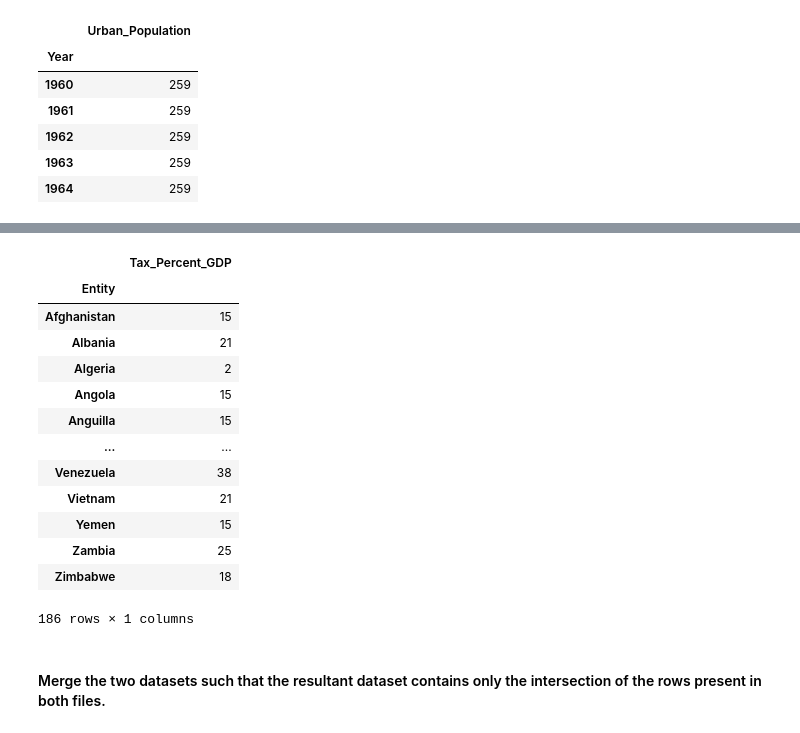
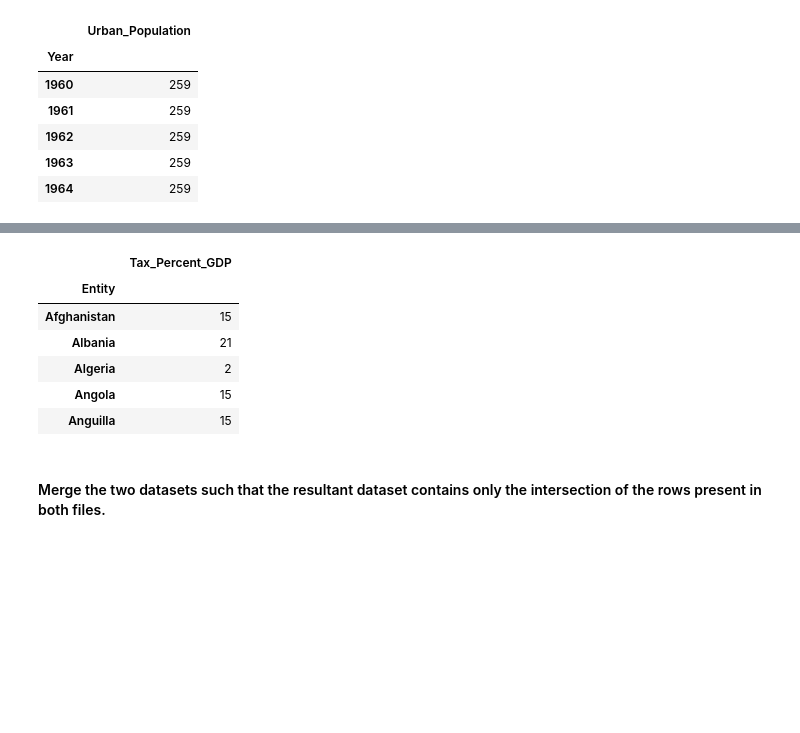
Before and after one commit to dray89/Python, a Jupyter notebook: Data Project/OLS_Regression.ipynb, the cells around one changed output, grey strips where cells are left out. Drawn from its saved outputs; the diff is of its cells as text; code cells hidden in the pictures; blank space fills up the shorter version.

```diff
--- a/Data Project/OLS_Regression.ipynb
+++ b/Data Project/OLS_Regression.ipynb
@@ -144,20 +126,13 @@ income_taxes[['Code', 'Tax_Percent_GDP']].groupby('Code').count()
 # %%
-income_taxes[['Entity', 'Tax_Percent_GDP']].groupby('Entity').count()
+income_taxes[['Entity', 'Tax_Percent_GDP']].groupby('Entity').count().head()
 # %% [output]
 |  | Tax_Percent_GDP |
 | Entity |  |
 | Afghanistan | 15 |
 | Albania | 21 |
 | Algeria | 2 |
 | Angola | 15 |
 | Anguilla | 15 |
-| ... | ... |
-| Venezuela | 38 |
-| Vietnam | 21 |
-| Yemen | 15 |
-| Zambia | 25 |
-| Zimbabwe | 18 |
-186 rows × 1 columns
 # %% [markdown]
 #### Merge the two datasets such that the resultant dataset contains only the intersection of the rows present in both files.
 # %%
```
Also changed, not shown: parts of 35 cells of this notebook.
